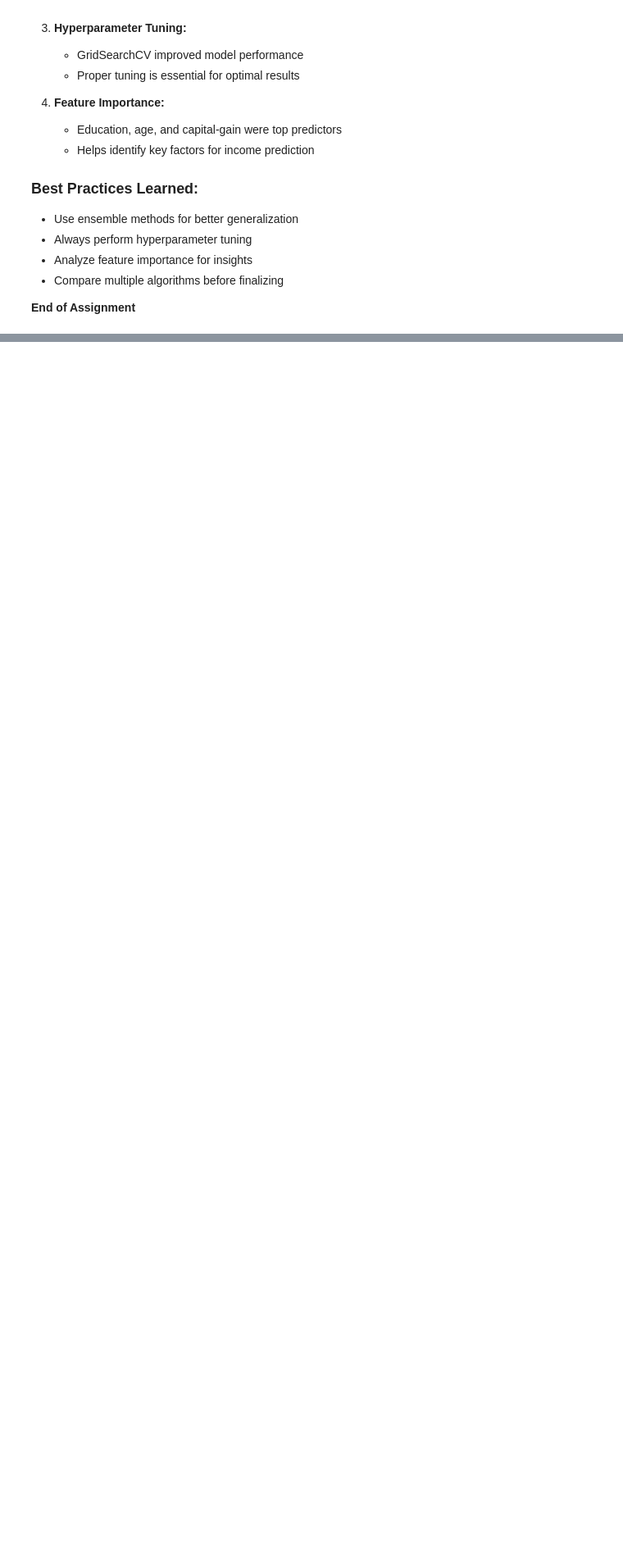
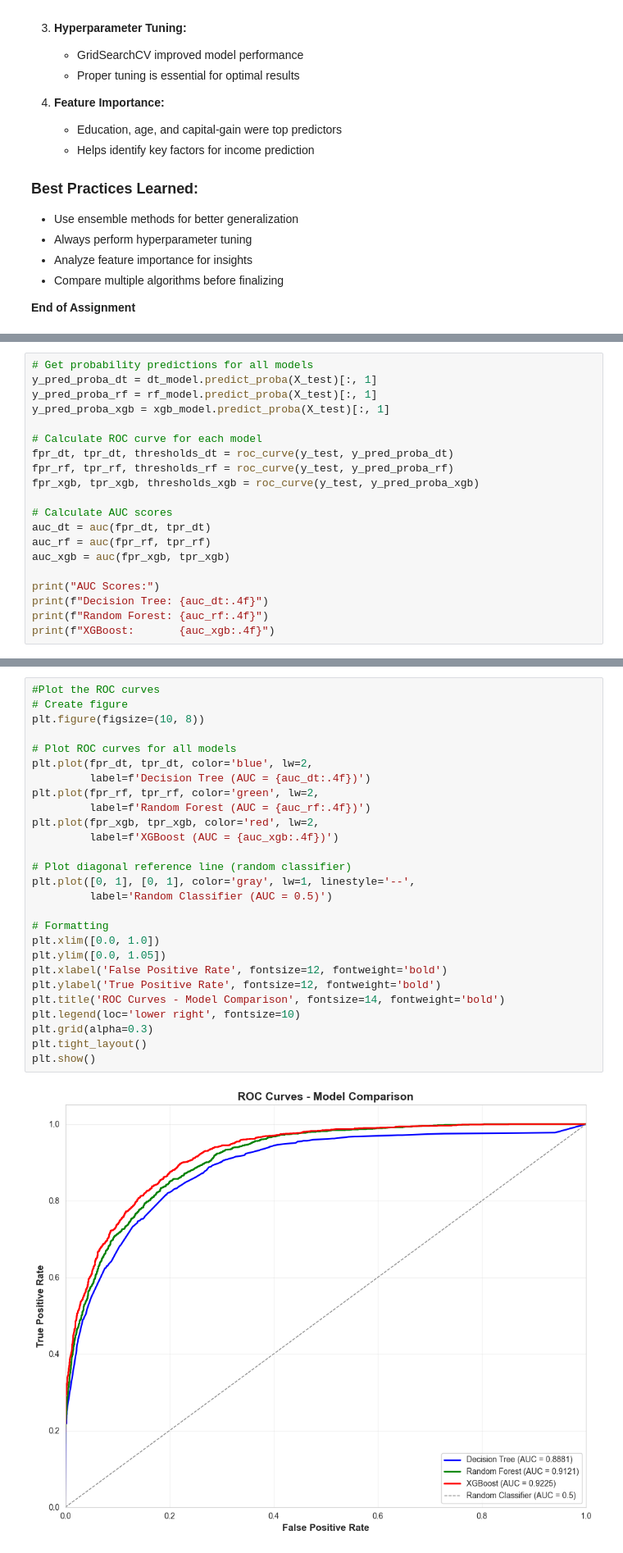
Before and after one commit to KaustubhNair-bot/AI_training_BOT, a Jupyter notebook: Tree_based_model/tree_basedmodel_kaustubh.ipynb, the cells around one changed output, grey strips where cells are left out. Shown at 82% size. Cells and saved outputs as stored; diff of their text form; blank space fills up the shorter version.

```diff
--- a/Tree_based_model/tree_basedmodel_kaustubh.ipynb
+++ b/Tree_based_model/tree_basedmodel_kaustubh.ipynb
@@ -723,0 +891,20 @@ Top 10 Features from Tuned Model:
+# %%
+# Get probability predictions for all models
+y_pred_proba_dt = dt_model.predict_proba(X_test)[:, 1]
+y_pred_proba_rf = rf_model.predict_proba(X_test)[:, 1]
+y_pred_proba_xgb = xgb_model.predict_proba(X_test)[:, 1]
+
+# Calculate ROC curve for each model
+fpr_dt, tpr_dt, thresholds_dt = roc_curve(y_test, y_pred_proba_dt)
+fpr_rf, tpr_rf, thresholds_rf = roc_curve(y_test, y_pred_proba_rf)
+fpr_xgb, tpr_xgb, thresholds_xgb = roc_curve(y_test, y_pred_proba_xgb)
+
+# Calculate AUC scores
+auc_dt = auc(fpr_dt, tpr_dt)
+auc_rf = auc(fpr_rf, tpr_rf)
+auc_xgb = auc(fpr_xgb, tpr_xgb)
+
+print("AUC Scores:")
+print(f"Decision Tree: {auc_dt:.4f}")
+print(f"Random Forest: {auc_rf:.4f}")
+print(f"XGBoost:       {auc_xgb:.4f}")
@@ -723,0 +916,29 @@ Top 10 Features from Tuned Model:
+# %%
+#Plot the ROC curves
+# Create figure
+plt.figure(figsize=(10, 8))
+
+# Plot ROC curves for all models
+plt.plot(fpr_dt, tpr_dt, color='blue', lw=2,
+         label=f'Decision Tree (AUC = {auc_dt:.4f})')
+plt.plot(fpr_rf, tpr_rf, color='green', lw=2,
+         label=f'Random Forest (AUC = {auc_rf:.4f})')
+plt.plot(fpr_xgb, tpr_xgb, color='red', lw=2,
+         label=f'XGBoost (AUC = {auc_xgb:.4f})')
+
+# Plot diagonal reference line (random classifier)
+plt.plot([0, 1], [0, 1], color='gray', lw=1, linestyle='--',
+         label='Random Classifier (AUC = 0.5)')
+
+# Formatting
+plt.xlim([0.0, 1.0])
+plt.ylim([0.0, 1.05])
+plt.xlabel('False Positive Rate', fontsize=12, fontweight='bold')
+plt.ylabel('True Positive Rate', fontsize=12, fontweight='bold')
+plt.title('ROC Curves - Model Comparison', fontsize=14, fontweight='bold')
+plt.legend(loc='lower right', fontsize=10)
+plt.grid(alpha=0.3)
+plt.tight_layout()
+plt.show()
+# %% [output]
+[figure, added]
```
Also changed, not shown: parts of 11 cells of this notebook, 1 other file.
